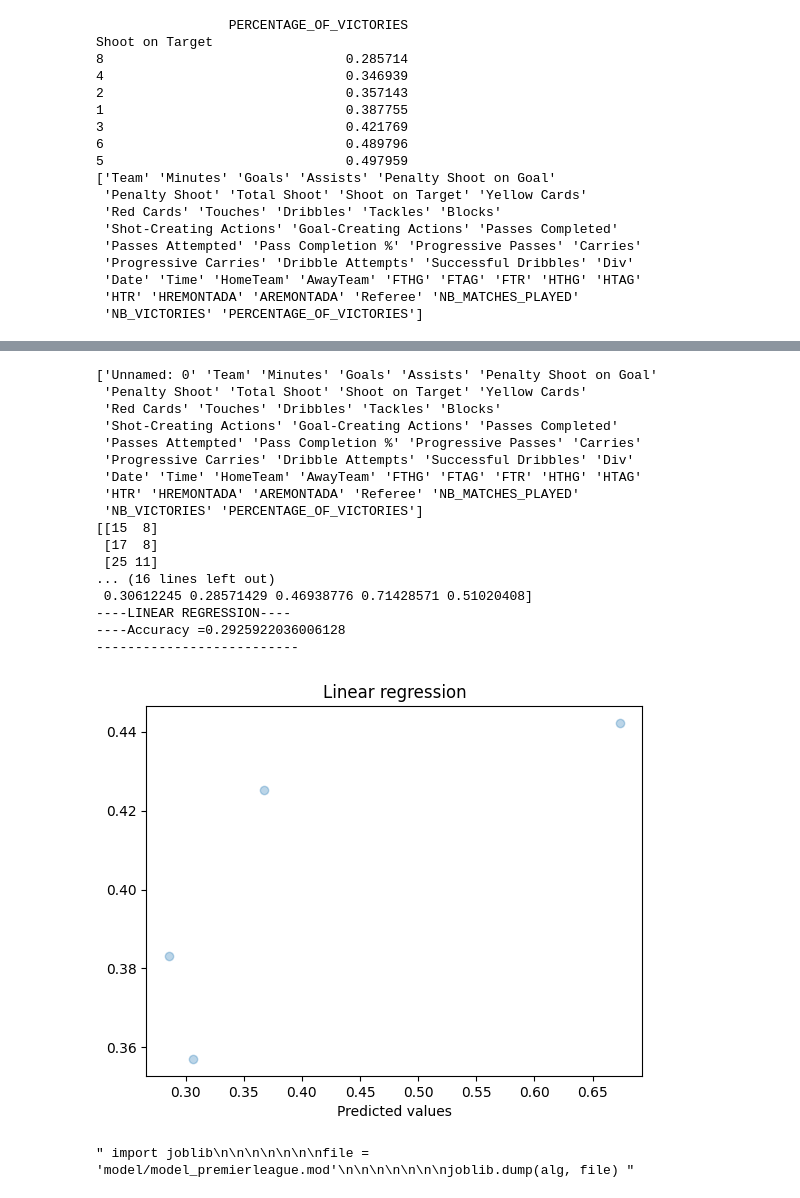
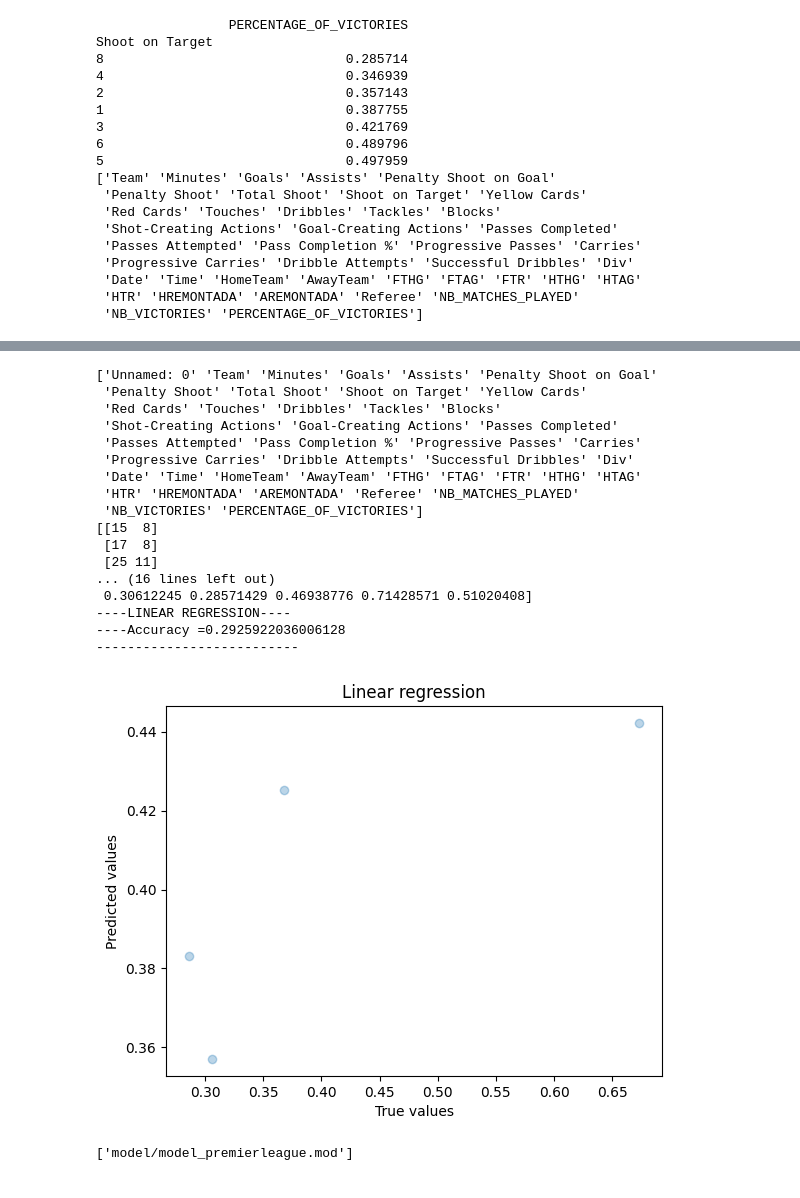
Before and after one commit to agahungu/PremierLeagueFixturesPredictions, a Jupyter notebook: PremierLeaguePredictionModelBuilder.ipynb, the cells around one changed output, grey strips where cells are left out. Drawn from its saved outputs; the diff is of its cells as text; code cells hidden in the pictures.

```diff
--- a/PremierLeaguePredictionModelBuilder.ipynb
+++ b/PremierLeaguePredictionModelBuilder.ipynb
@@ -335,7 +335,7 @@ plt.scatter(Y_validation,predictions, alpha=0.3)
 plt.xlabel('True values')
 
 
-plt.xlabel("Predicted values")
+plt.ylabel("Predicted values")
 
 
 plt.title('Linear regression')
@@ -386,7 +386,7 @@ plt.scatter(Y_validation,predictions, alpha=0.3)
 plt.xlabel('True values')
 
 
-plt.xlabel("Predicted values")
+plt.ylabel("Predicted values")
 
 
 plt.title('Decision Tree for linear regression')
@@ -435,7 +435,7 @@ plt.scatter(Y_validation,predictions, alpha=0.3)
 plt.xlabel('True values')
 
 
-plt.xlabel("Predicted values")
+plt.ylabel("Predicted values")
 
 
 plt.title('Random Forest for linear regression')
@@ -544,32 +544,32 @@ Shoot on Target
 3                               0.421769
 6                               0.489796
 5                               0.497959
 ['Team' 'Minutes' 'Goals' 'Assists' 'Penalty Shoot on Goal'
  'Penalty Shoot' 'Total Shoot' 'Shoot on Target' 'Yellow Cards'
  'Red Cards' 'Touches' 'Dribbles' 'Tackles' 'Blocks'
  'Shot-Creating Actions' 'Goal-Creating Actions' 'Passes Completed'
  'Passes Attempted' 'Pass Completion %' 'Progressive Passes' 'Carries'
  'Progressive Carries' 'Dribble Attempts' 'Successful Dribbles' 'Div'
  'Date' 'Time' 'HomeTeam' 'AwayTeam' 'FTHG' 'FTAG' 'FTR' 'HTHG' 'HTAG'
  'HTR' 'HREMONTADA' 'AREMONTADA' 'Referee' 'NB_MATCHES_PLAYED'
  'NB_VICTORIES' 'PERCENTAGE_OF_VICTORIES']
 [figure]
 ['Unnamed: 0' 'Team' 'Minutes' 'Goals' 'Assists' 'Penalty Shoot on Goal'
  'Penalty Shoot' 'Total Shoot' 'Shoot on Target' 'Yellow Cards'
  'Red Cards' 'Touches' 'Dribbles' 'Tackles' 'Blocks'
  'Shot-Creating Actions' 'Goal-Creating Actions' 'Passes Completed'
  'Passes Attempted' 'Pass Completion %' 'Progressive Passes' 'Carries'
  'Progressive Carries' 'Dribble Attempts' 'Successful Dribbles' 'Div'
  'Date' 'Time' 'HomeTeam' 'AwayTeam' 'FTHG' 'FTAG' 'FTR' 'HTHG' 'HTAG'
  'HTR' 'HREMONTADA' 'AREMONTADA' 'Referee' 'NB_MATCHES_PLAYED'
  'NB_VICTORIES' 'PERCENTAGE_OF_VICTORIES']
 [[15  8]
  [17  8]
  [25 11]
 ... (16 lines left out)
  0.30612245 0.28571429 0.46938776 0.71428571 0.51020408]
 ----LINEAR REGRESSION----
 ----Accuracy =0.2925922036006128
 --------------------------
-[figure, old version]
+[figure, new version]
-" import joblib\n\n\n\n\n\n\nfile = 'model/model_premierleague.mod'\n\n\n\n\n\n\njoblib.dump(alg, file) "
+['model/model_premierleague.mod']
```
Also changed, not shown: 3 other files.
